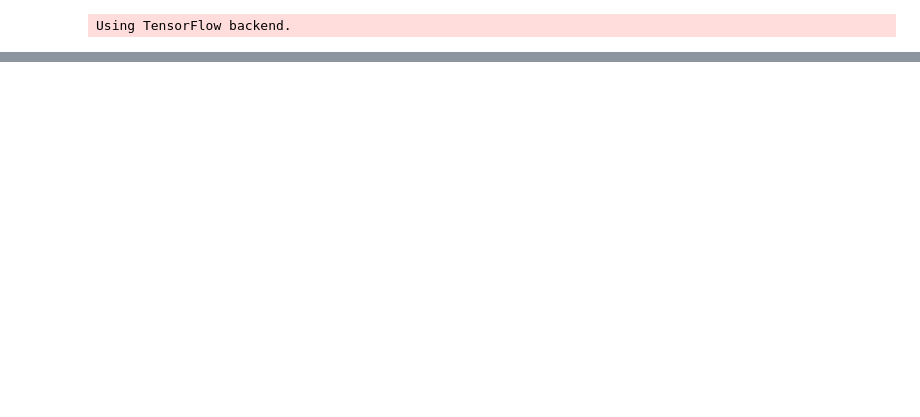
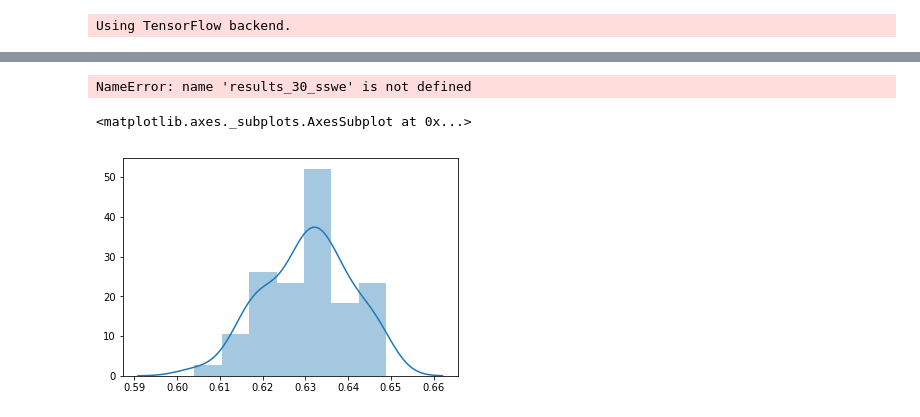
Before and after one commit to apmoore1/Bella, a Jupyter notebook: notebooks/LSTM.ipynb, the cells around one changed output, grey strips where cells are left out. Saved outputs shown, nothing was run; the diff lists cells and outputs as text; code cells hidden in the pictures; blank space fills up the shorter version.

```diff
--- a/notebooks/LSTM.ipynb
+++ b/notebooks/LSTM.ipynb
@@ -117,0 +231,13 @@ accuracy_score(test_res, predicted_values)
+# %%
+tclstm_model = TCLSTM(ark_twokenize, sswe, lower=True)
+tclstm_model.fit(dong_train.data_dict(), dong_train.sentiment_data(), reproducible=True,
+                 validation_size=0.3, patience=10, epochs=300, verbose=0,
+                 org_initialisers=True)
+predictions_keras = tclstm_model.predict(dong_test.data_dict())
+score_keras = TCLSTM.score(dong_test.sentiment_data(), predictions_keras, accuracy_score)
+
+tclstm_model.fit(dong_train.data_dict(), dong_train.sentiment_data(), reproducible=True,
+               validation_size=0.3, patience=10, epochs=300, verbose=0,
+               org_initialisers=True)
+predictions_original = tclstm_model.predict(dong_test.data_dict())
+score_original = TCLSTM.score(dong_test.sentiment_data(), predictions_original, accuracy_score)
@@ -117,0 +248,12 @@ accuracy_score(test_res, predicted_values)
+# %%
+lower_case_options = [True, False]
+lower_case_results = {}
+for lower_case_option in lower_case_options:
+    tclstm_model = TCLSTM(ark_twokenize, glove_200, lower=lower_case_option)
+    tclstm_model.fit(dong_train.data_dict(), dong_train.sentiment_data(), reproducible=True,
+                     validation_size=0.3, patience=10, epochs=300, verbose=0,
+                     org_initialisers=True)
+    predictions = tclstm_model.predict(dong_test.data_dict())
+    score = TCLSTM.score(dong_test.sentiment_data(), predictions, accuracy_score)
+    lower_case_results['Lower case option {}'.format(lower_case_option)] = score
+pd.DataFrame(lower_case_results, index=['LSTM'])
@@ -117,0 +262,12 @@ accuracy_score(test_res, predicted_values)
+# %%
+tokenisers = [whitespace, ark_twokenize]
+tokeniser_results = {}
+for tokeniser in tokenisers:
+    tclstm_model = TCLSTM(tokeniser, glove_200, lower=True)
+    tclstm_model.fit(dong_train.data_dict(), dong_train.sentiment_data(), reproducible=True,
+                     validation_size=0.1, patience=10, epochs=300, verbose=0,
+                     org_initialisers=True)
+    predictions = tclstm_model.predict(dong_test.data_dict())
+    score = TCLSTM.score(dong_test.sentiment_data(), predictions, accuracy_score)
+    tokeniser_results['Tokeniser {}'.format(tokeniser.__name__)] = score
+pd.DataFrame(tokeniser_results, index=['LSTM'])
@@ -117,0 +349,4 @@ accuracy_score(test_res, predicted_values)
+# %%
+results_30_sswe
+# %% [output]
+NameError: name 'results_30_sswe' is not defined
@@ -117,0 +363,6 @@ accuracy_score(test_res, predicted_values)
+# %%
+import seaborn as sns
+sns.distplot(results_30_sswe)
+# %% [output]
+<matplotlib.axes._subplots.AxesSubplot at 0x...>
+[figure, added]
```
Also changed, not shown: parts of 31 cells of this notebook, 7 other files.
